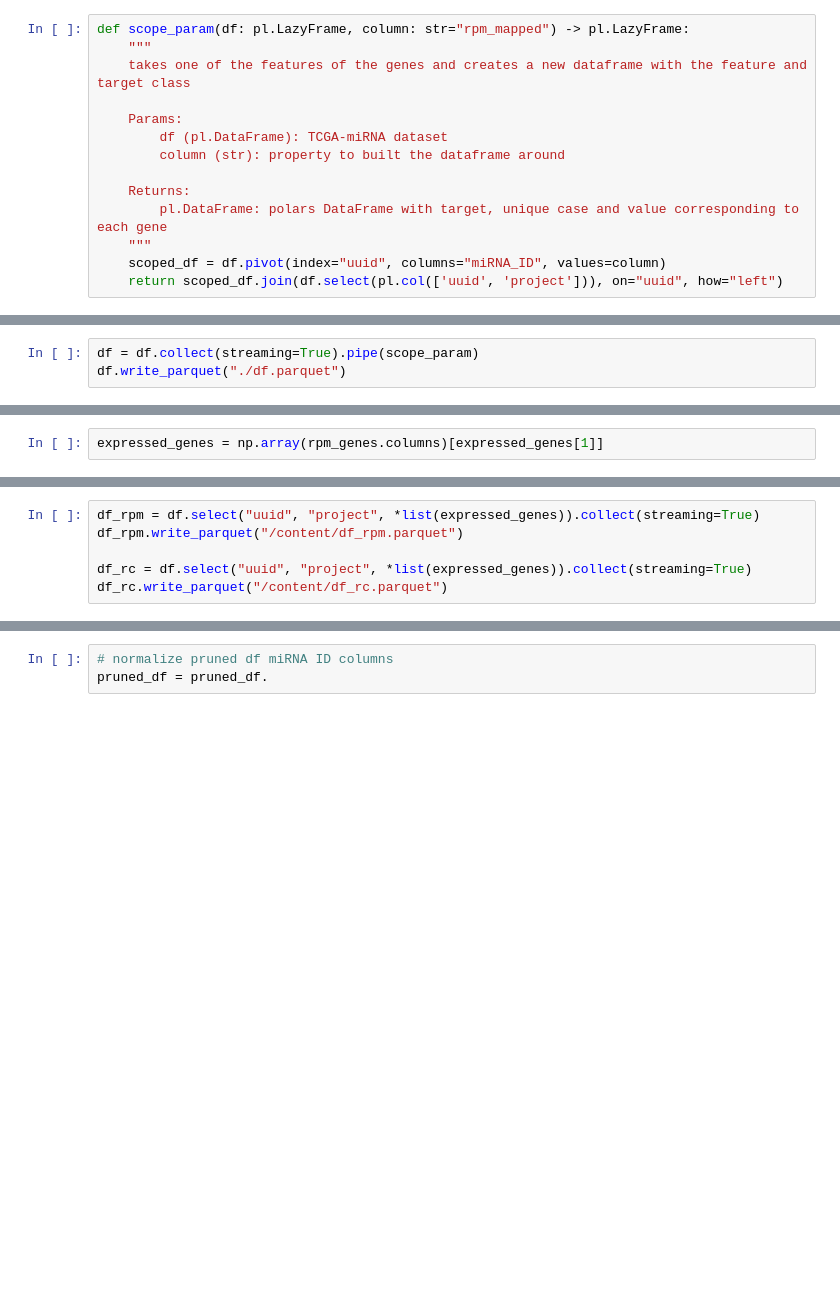
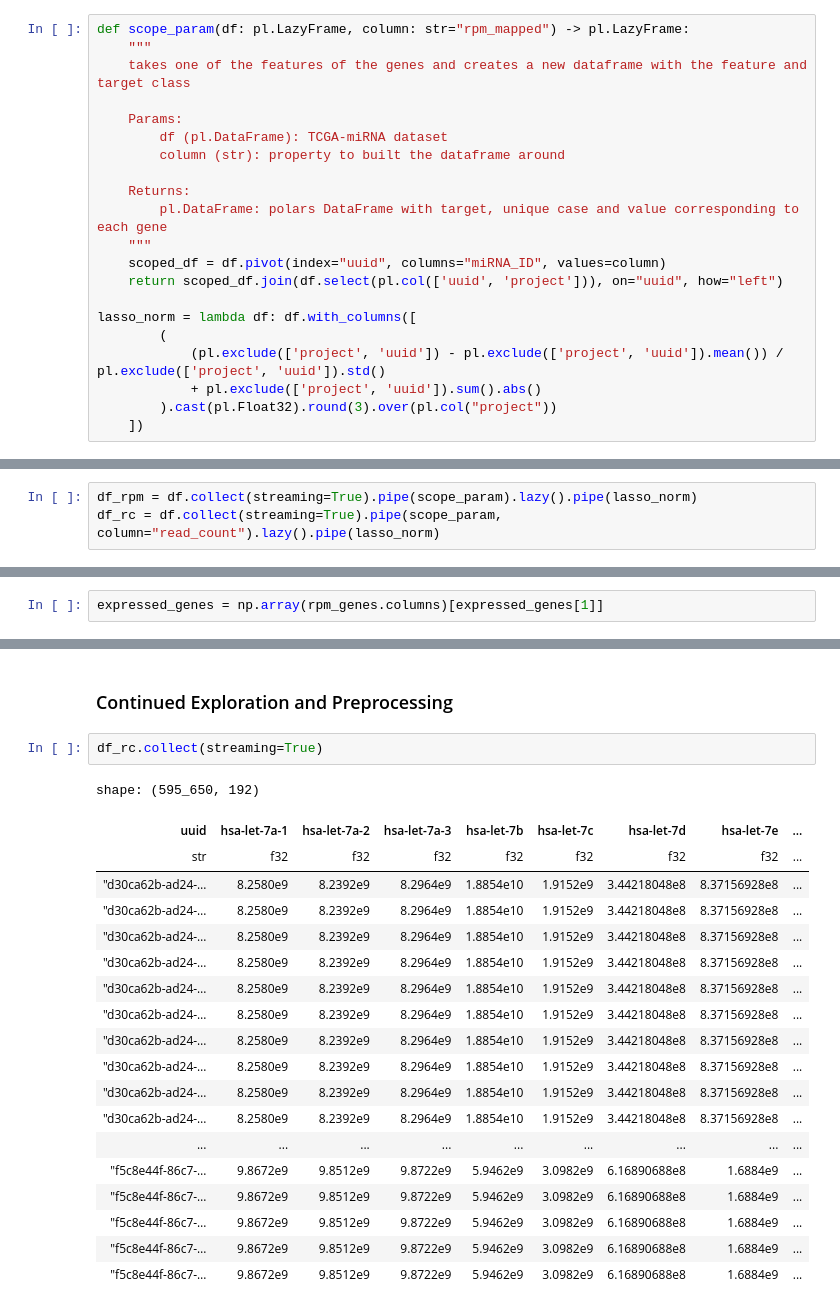
Before and after one commit to dunkeln/miRNA-cancer-model, a Jupyter notebook: feature_study.ipynb, the cells around one changed output, grey strips where cells are left out. Drawn from its saved outputs; the diff is of its cells as text; blank space fills up the shorter version.

```diff
--- a/feature_study.ipynb
+++ b/feature_study.ipynb
@@ -25,6 +33,13 @@ def scope_param(df: pl.LazyFrame, column: str="rpm_mapped") -> pl.LazyFrame:
     """
     scoped_df = df.pivot(index="uuid", columns="miRNA_ID", values=column)
     return scoped_df.join(df.select(pl.col(['uuid', 'project'])), on="uuid", how="left")
+
+lasso_norm = lambda df: df.with_columns([
+        (
+            (pl.exclude(['project', 'uuid']) - pl.exclude(['project', 'uuid']).mean()) / pl.exclude(['project', 'uuid']).std()
+            + pl.exclude(['project', 'uuid']).sum().abs()
+        ).cast(pl.Float32).round(3).over(pl.col("project"))
+    ])
 # %%
 df = (
     merged
@@ -44,3 +82,3 @@ df.show_graph(optimized=True)
 # %%
-df = df.collect(streaming=True).pipe(scope_param)
-df.write_parquet("./df.parquet")
+df_rpm = df.collect(streaming=True).pipe(scope_param).lazy().pipe(lasso_norm)
+df_rc = df.collect(streaming=True).pipe(scope_param, column="read_count").lazy().pipe(lasso_norm)
@@ -79,8 +119,2 @@ fig.show()
 # %% [output]
 [interactive output not drawn]
-# %%
-df_rpm = df.select("uuid", "project", *list(expressed_genes)).collect(streaming=True)
-df_rpm.write_parquet("/content/df_rpm.parquet")
-
-df_rc = df.select("uuid", "project", *list(expressed_genes)).collect(streaming=True)
-df_rc.write_parquet("/content/df_rc.parquet")
@@ -115,3 +121,24 @@ shape: (2, 191)
-# %%
-# normalize pruned df miRNA ID columns
-pruned_df = pruned_df.
+# %% [markdown]
+### Continued Exploration and Preprocessing
+# %%
+df_rc.collect(streaming=True)
+# %% [output]
+shape: (595_650, 192)
+| uuid | hsa-let-7a-1 | hsa-let-7a-2 | hsa-let-7a-3 | hsa-let-7b | hsa-let-7c | hsa-let-7d | hsa-let-7e | ... |
+| str | f32 | f32 | f32 | f32 | f32 | f32 | f32 | ... |
+| "d30ca62b-ad24-… | 8.2580e9 | 8.2392e9 | 8.2964e9 | 1.8854e10 | 1.9152e9 | 3.44218048e8 | 8.37156928e8 | ... |
+| "d30ca62b-ad24-… | 8.2580e9 | 8.2392e9 | 8.2964e9 | 1.8854e10 | 1.9152e9 | 3.44218048e8 | 8.37156928e8 | ... |
+| "d30ca62b-ad24-… | 8.2580e9 | 8.2392e9 | 8.2964e9 | 1.8854e10 | 1.9152e9 | 3.44218048e8 | 8.37156928e8 | ... |
+| "d30ca62b-ad24-… | 8.2580e9 | 8.2392e9 | 8.2964e9 | 1.8854e10 | 1.9152e9 | 3.44218048e8 | 8.37156928e8 | ... |
+| "d30ca62b-ad24-… | 8.2580e9 | 8.2392e9 | 8.2964e9 | 1.8854e10 | 1.9152e9 | 3.44218048e8 | 8.37156928e8 | ... |
+| "d30ca62b-ad24-… | 8.2580e9 | 8.2392e9 | 8.2964e9 | 1.8854e10 | 1.9152e9 | 3.44218048e8 | 8.37156928e8 | ... |
+| "d30ca62b-ad24-… | 8.2580e9 | 8.2392e9 | 8.2964e9 | 1.8854e10 | 1.9152e9 | 3.44218048e8 | 8.37156928e8 | ... |
+| "d30ca62b-ad24-… | 8.2580e9 | 8.2392e9 | 8.2964e9 | 1.8854e10 | 1.9152e9 | 3.44218048e8 | 8.37156928e8 | ... |
+| "d30ca62b-ad24-… | 8.2580e9 | 8.2392e9 | 8.2964e9 | 1.8854e10 | 1.9152e9 | 3.44218048e8 | 8.37156928e8 | ... |
+| "d30ca62b-ad24-… | 8.2580e9 | 8.2392e9 | 8.2964e9 | 1.8854e10 | 1.9152e9 | 3.44218048e8 | 8.37156928e8 | ... |
+| ... | ... | ... | ... | ... | ... | ... | ... | ... |
+| "f5c8e44f-86c7-… | 9.8672e9 | 9.8512e9 | 9.8722e9 | 5.9462e9 | 3.0982e9 | 6.16890688e8 | 1.6884e9 | ... |
+| "f5c8e44f-86c7-… | 9.8672e9 | 9.8512e9 | 9.8722e9 | 5.9462e9 | 3.0982e9 | 6.16890688e8 | 1.6884e9 | ... |
+| "f5c8e44f-86c7-… | 9.8672e9 | 9.8512e9 | 9.8722e9 | 5.9462e9 | 3.0982e9 | 6.16890688e8 | 1.6884e9 | ... |
+| "f5c8e44f-86c7-… | 9.8672e9 | 9.8512e9 | 9.8722e9 | 5.9462e9 | 3.0982e9 | 6.16890688e8 | 1.6884e9 | ... |
+| "f5c8e44f-86c7-… | 9.8672e9 | 9.8512e9 | 9.8722e9 | 5.9462e9 | 3.0982e9 | 6.16890688e8 | 1.6884e9 | ... |
```
Also changed, not shown: parts of 9 cells of this notebook, 1 other file.
